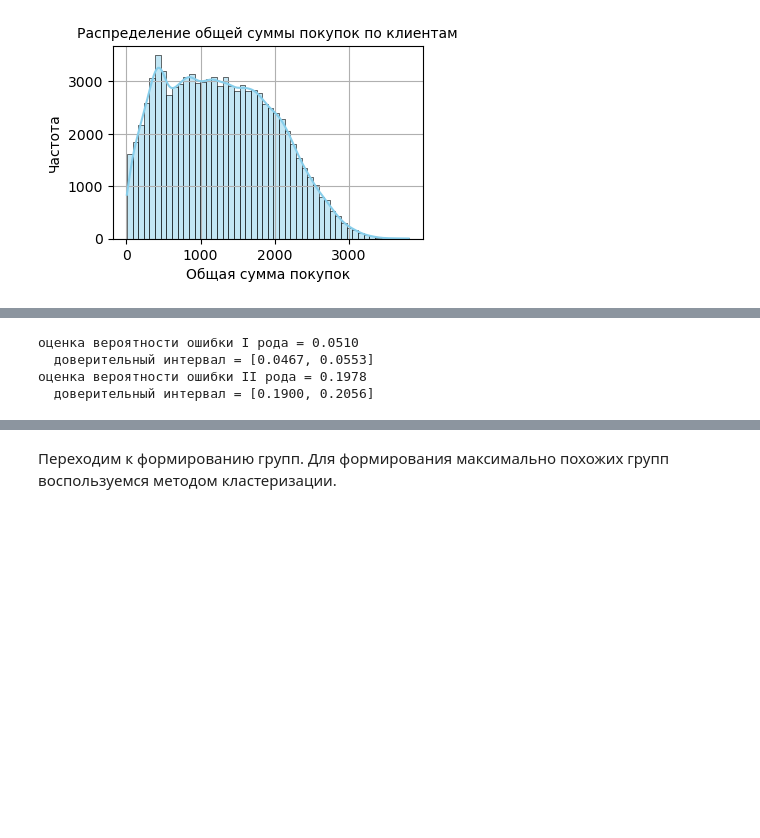
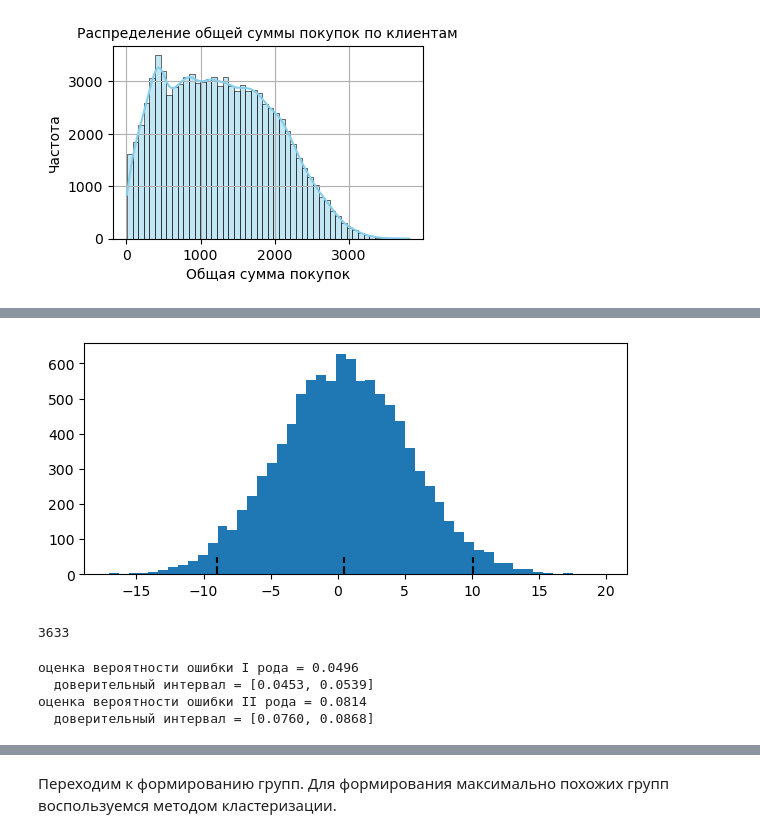
Before and after one commit to Tsyden/AB-testing, a Jupyter notebook: AB_testing_practice.ipynb, the cells around one changed output, grey strips where cells are left out. Drawn from its saved outputs; the diff is of its cells as text; code cells hidden in the pictures; blank space fills up the shorter version.

```diff
--- a/AB_testing_practice.ipynb
+++ b/AB_testing_practice.ipynb
@@ -184,3 +263,17 @@ print(f'оценка необходимого размера групп 1 = {sam
+# %%
+plt.figure(figsize=(7,3))
+plt.hist(result, bins=50)
+plt.vlines([np.quantile(result,q=0.975),np.quantile(result,q=0.025),
+            np.quantile(result,q=0.5)],ymin=0,ymax=50,
+            linestyle='--', color='black')
+plt.show()
+# %% [output]
+[figure, added]
+# %%
+sample_size3 = users[0]
+print(sample_size3)
+# %% [output]
+3633
 # %%
 def run_synthetic_experiments(values, sample_size, effect=0, n_iter=10000):
     """Проводим синтетические эксперименты, возвращаем список p-value."""
@@ -210,14 +303,14 @@ def estimate_ci_bernoulli(p, n, alpha=0.05):
     std_n = np.sqrt(p * (1 - p) / n)
     return p - t * std_n, p + t * std_n
 
-pvalues_aa = run_synthetic_experiments(dfp_inc.total_purchase_amount, sample_size, effect=0)
-pvalues_ab = run_synthetic_experiments(dfp_inc.total_purchase_amount, sample_size, effect=md_effect)
+pvalues_aa = run_synthetic_experiments(dfp_inc.total_purchase_amount, sample_size3, effect=0)
+pvalues_ab = run_synthetic_experiments(dfp_inc.total_purchase_amount, sample_size3, effect=md_effect)
 print_estimated_errors(pvalues_aa, pvalues_ab, alpha)
 # %% [output]
-оценка вероятности ошибки I рода = 0.0510
-  доверительный интервал = [0.0467, 0.0553]
-оценка вероятности ошибки II рода = 0.1978
-  доверительный интервал = [0.1900, 0.2056]
+оценка вероятности ошибки I рода = 0.0496
+  доверительный интервал = [0.0453, 0.0539]
+оценка вероятности ошибки II рода = 0.0814
+  доверительный интервал = [0.0760, 0.0868]
 # %%
 pvalues = []
 for _ in range(10000):
```
Also changed, not shown: parts of 20 cells of this notebook.
